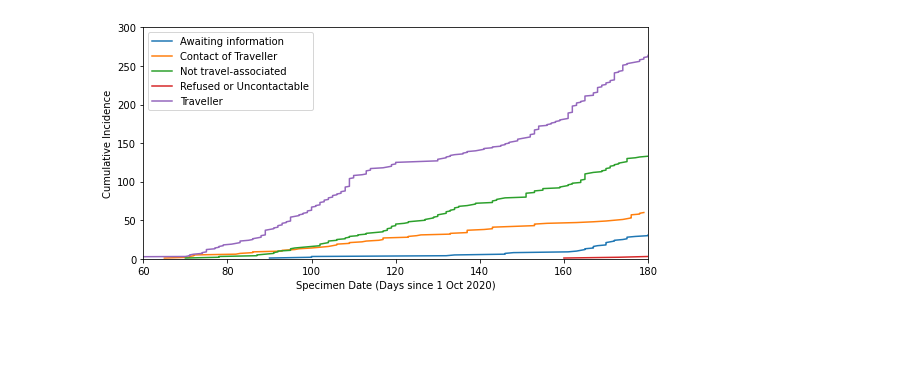
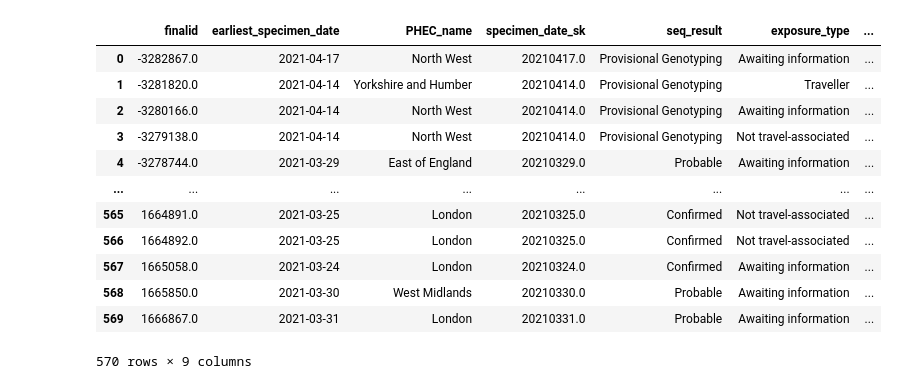
Before and after one commit to JCurran-Sebastian/BPs_for_VoC, a Jupyter notebook: voc_data.ipynb, the cells around one changed output. Cells and saved outputs as stored; diff of their text form; code cells hidden in the pictures; blank space fills up the shorter version.

```diff
--- a/voc_data.ipynb
+++ b/voc_data.ipynb
@@ -13,9 +20,25 @@ import datetime
 import scipy.optimize as op
 # %%
 df = pd.read_excel(
-    '/Volumes/COVID19_Epi_modelling/DstlDailyData/2021-04-14/VOC202012_02_linelist_20210413.xlsx',
+    '/Volumes/COVID19_Epi_modelling/DstlDailyData/2021-04-21/VOC202012_02_linelist_20210420.xlsx',
     sheet_name=1,
 )
 df.dropna(subset=['earliest_specimen_date'],inplace=True)
+# %%
+df
+# %% [output]
+|  | finalid | earliest_specimen_date | PHEC_name | specimen_date_sk | seq_result | exposure_type | ... |
+| 0 | -3282867.0 | 2021-04-17 | North West | 20210417.0 | Provisional Genotyping | Awaiting information | ... |
+| 1 | -3281820.0 | 2021-04-14 | Yorkshire and Humber | 20210414.0 | Provisional Genotyping | Traveller | ... |
+| 2 | -3280166.0 | 2021-04-14 | North West | 20210414.0 | Provisional Genotyping | Awaiting information | ... |
+| 3 | -3279138.0 | 2021-04-14 | North West | 20210414.0 | Provisional Genotyping | Not travel-associated | ... |
+| 4 | -3278744.0 | 2021-03-29 | East of England | 20210329.0 | Probable | Awaiting information | ... |
+| ... | ... | ... | ... | ... | ... | ... | ... |
+| 565 | 1664891.0 | 2021-03-25 | London | 20210325.0 | Confirmed | Not travel-associated | ... |
+| 566 | 1664892.0 | 2021-03-25 | London | 20210325.0 | Confirmed | Not travel-associated | ... |
+| 567 | 1665058.0 | 2021-03-24 | London | 20210324.0 | Confirmed | Awaiting information | ... |
+| 568 | 1665850.0 | 2021-03-30 | West Midlands | 20210330.0 | Probable | Awaiting information | ... |
+| 569 | 1666867.0 | 2021-03-31 | London | 20210331.0 | Probable | Awaiting information | ... |
+570 rows × 9 columns
 # %%
 def todays(x):
@@ -25,14 +45,0 @@ dfg = df.groupby('exposure_type').apply(todays)
-# %%
-plt.figure(figsize=(8,4))
-for i in range(0,len(dfg.index)):
-    x = dfg[i]
-    plt.plot(np.sort(x),np.arange(1,len(x)+1),label=dfg.index[i])
-plt.legend()
-plt.xlabel('Specimen Date (Days since 1 Oct 2020)')
-plt.ylabel('Cumulative Incidence')
-plt.ylim([0,300])
-plt.xlim([60,180])
-plt.tight_layout()
-#plt.savefig('./voc_c.pdf')
-# %% [output]
-[figure, removed]
```
Also changed, not shown: parts of 29 cells of this notebook.
